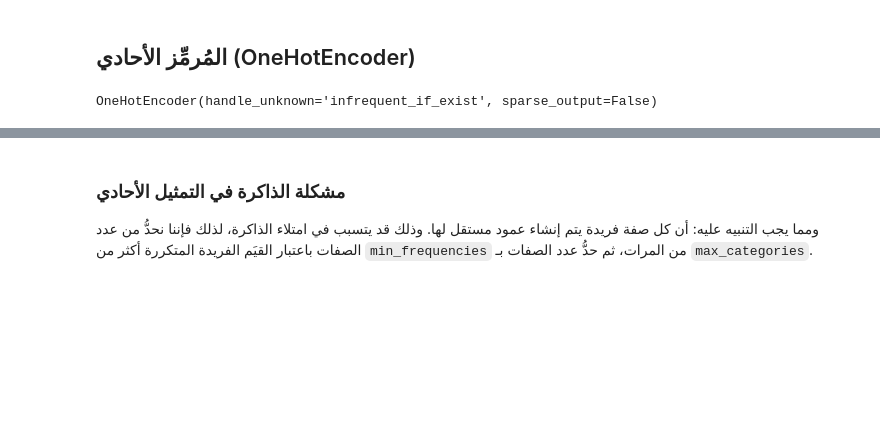
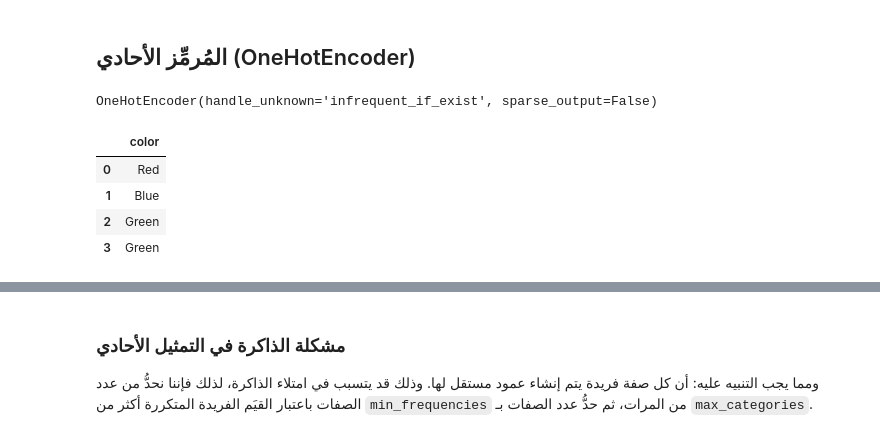
Before and after one commit to HassanAlgoz/machine-learning-python, a Jupyter notebook: content/modules/M1/03_multi/02_encode.ipynb, the cells around one changed output, grey strips where cells are left out. Saved outputs shown, nothing was run; the diff lists cells and outputs as text; code cells hidden in the pictures; blank space fills up the shorter version.

```diff
--- a/content/modules/M1/03_multi/02_encode.ipynb
+++ b/content/modules/M1/03_multi/02_encode.ipynb
@@ -69,2 +70,13 @@ encoder.fit(df_train)
 # %% [output]
 OneHotEncoder(handle_unknown='infrequent_if_exist', sparse_output=False)
+# %%
+df_train = pd.DataFrame({
+    'color': ['Red', 'Blue', 'Green', 'Green']
+})
+df_train
+# %% [output]
+|  | color |
+| 0 | Red |
+| 1 | Blue |
+| 2 | Green |
+| 3 | Green |
```
Also changed, not shown: parts of 13 cells of this notebook, 9 other files.
